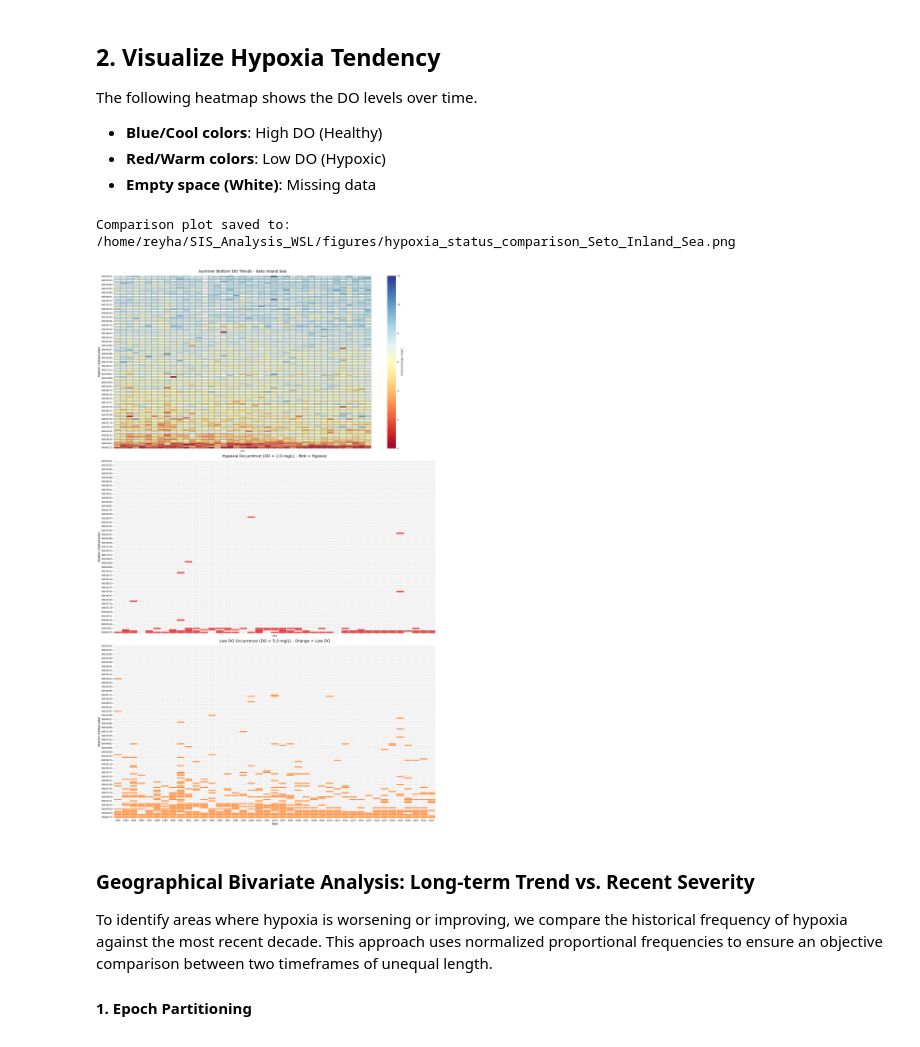
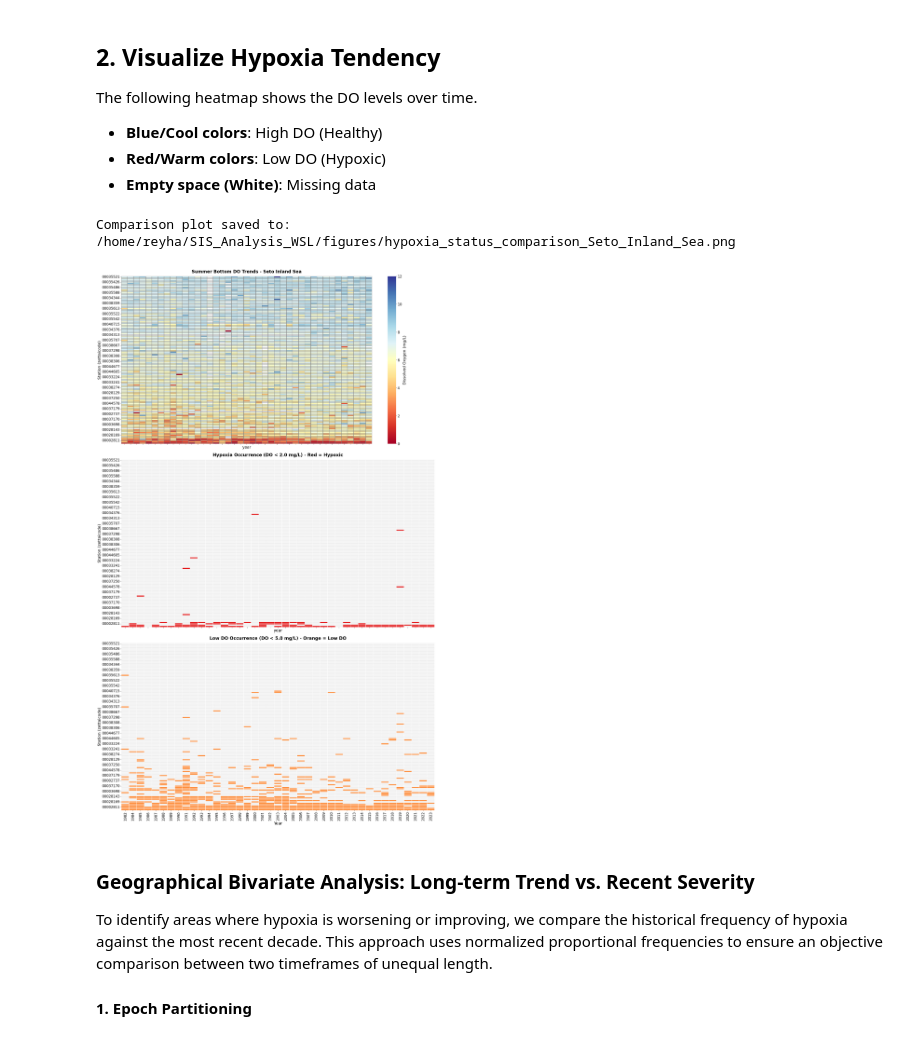
Before and after one commit to reyhanstig/SIS_Analysis_WSL, a Jupyter notebook: notebooks/42_hypoxia_tendecy_per_station.ipynb, the cells around one changed output. Saved outputs shown, nothing was run; the diff lists cells and outputs as text; code cells hidden in the pictures.

```diff
--- a/notebooks/42_hypoxia_tendecy_per_station.ipynb
+++ b/notebooks/42_hypoxia_tendecy_per_station.ipynb
@@ -16,6 +16,7 @@ By sorting stations geographically or by their mean DO, we can identify spatial
 import pandas as pd
 import numpy as np
 import matplotlib.pyplot as plt
+plt.style.use('../project_style.mplstyle')
 import seaborn as sns
 import sys
 import os
@@ -132,8 +133,8 @@ sns.heatmap(
     linecolor='gray',
     ax=axes[0]
 )
-axes[0].set_title(f'Summer Bottom DO Trends - {TARGET_REGION}', fontsize=18, pad=15)
-axes[0].set_ylabel('Station (zettaicode)', fontsize=14)
+axes[0].set_title(f'Summer Bottom DO Trends - {TARGET_REGION}', fontsize=20, pad=15)
+axes[0].set_ylabel('Station (zettaicode)', fontsize=18)
 
 # 2. Binary Hypoxia Heatmap (< 2 mg/L)
 # Map: 0 (False) to light gray, 1 (True) to Red
@@ -141,39 +142,39 @@ hypoxia_mask = (pivot_df < HYPOXIA_THRESHOLD).astype(float)
 sns.heatmap(
     hypoxia_mask,
     cmap=mcolors.ListedColormap(['#f0f0f0', '#e31a1c']),
     cbar=False,
     linewidths=0.01,
     linecolor='white',
     ax=axes[1]
 )
-axes[1].set_title(f'Hypoxia Occurrence (DO < {HYPOXIA_THRESHOLD} mg/L) - Red = Hypoxic', fontsize=18, pad=15)
-axes[1].set_ylabel('Station (zettaicode)', fontsize=14)
+axes[1].set_title(f'Hypoxia Occurrence (DO < {HYPOXIA_THRESHOLD} mg/L) - Red = Hypoxic', fontsize=20, pad=15)
+axes[1].set_ylabel('Station (zettaicode)', fontsize=18)
 
 # 3. Binary Low DO Heatmap (< 5 mg/L)
 low_do_mask = (pivot_df < LOW_DO_THRESHOLD).astype(float)
 sns.heatmap(
     low_do_mask,
     cmap=mcolors.ListedColormap(['#f0f0f0', '#fd8d3c']),
     cbar=False,
     linewidths=0.01,
     linecolor='white',
     ax=axes[2]
 )
-axes[2].set_title(f'Low DO Occurrence (DO < {LOW_DO_THRESHOLD} mg/L) - Orange = Low DO', fontsize=18, pad=15)
-axes[2].set_xlabel('Year', fontsize=14)
-axes[2].set_ylabel('Station (zettaicode)', fontsize=14)
+axes[2].set_title(f'Low DO Occurrence (DO < {LOW_DO_THRESHOLD} mg/L) - Orange = Low DO', fontsize=20, pad=15)
+axes[2].set_xlabel('Year', fontsize=18)
+axes[2].set_ylabel('Station (zettaicode)', fontsize=18)
 
 plt.tight_layout()
 
 # Save combined figure
 output_path = ProjectPaths.FIGURES_DIR / f'hypoxia_status_comparison_{TARGET_REGION.replace(" ", "_")}.png'
 plt.savefig(output_path, dpi=300, bbox_inches='tight')
 print(f"Comparison plot saved to: {output_path}")
 
 plt.show()
 # %% [output]
 Comparison plot saved to: /home/reyha/SIS_Analysis_WSL/figures/hypoxia_status_comparison_Seto_Inland_Sea.png
-[figure, old version]
+[figure, new version]
 # %% [markdown]
 ### Geographical Bivariate Analysis: Long-term Trend vs. Recent Severity
 
```
Also changed, not shown: parts of 4 cells of this notebook, 6 other files.
